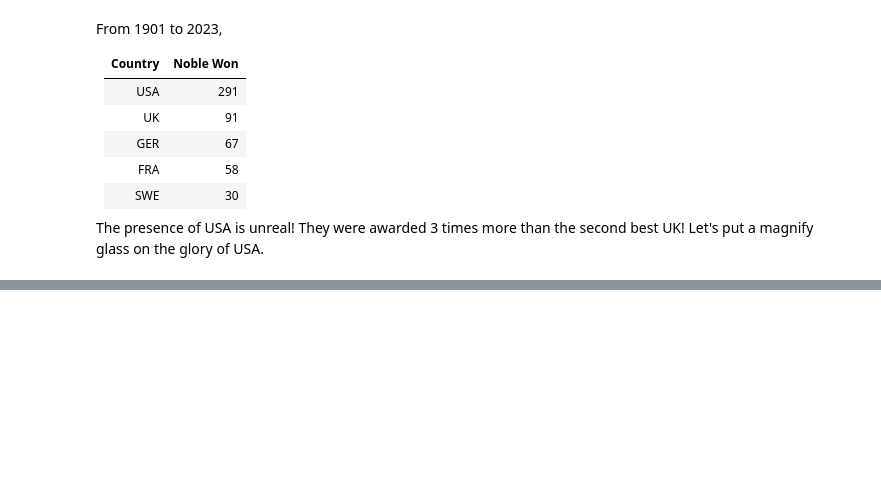
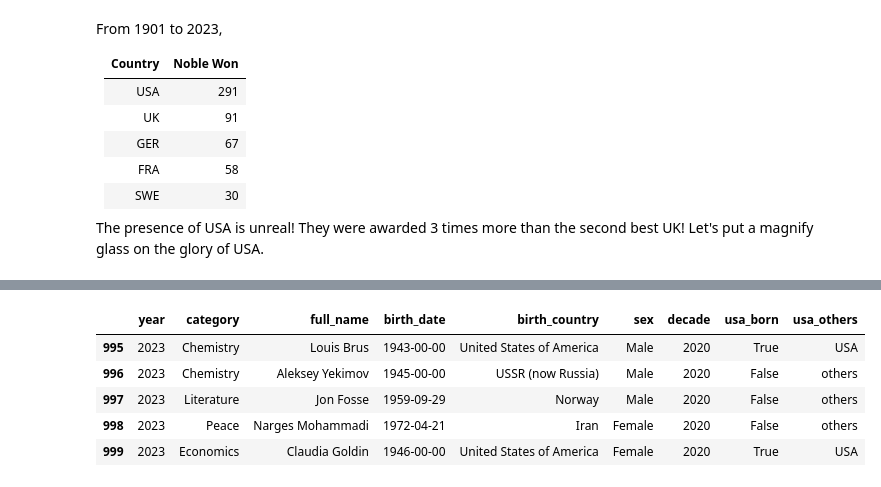
Before and after one commit to Ahnaf19/Nobel_prize_EDA, a Jupyter notebook: v1.ipynb, the cells around one changed output, grey strips where cells are left out. Drawn from its saved outputs; the diff is of its cells as text; code cells hidden in the pictures; blank space fills up the shorter version.

```diff
--- a/v1.ipynb
+++ b/v1.ipynb
@@ -305,2 +345,14 @@ The presence of USA is unreal! They were awarded 3 times more than the second be
+# %%
+df_encoded = pd.get_dummies(df['birth_country'])
+df_filtered['usa_others'] = df_encoded['United States of America'].apply(lambda x: 'USA' if x == 1 else 'others')
+
+df_filtered.tail()
+# %% [output]
+|  | year | category | full_name | birth_date | birth_country | sex | decade | usa_born | usa_others |
+| 995 | 2023 | Chemistry | Louis Brus | 1943-00-00 | United States of America | Male | 2020 | True | USA |
+| 996 | 2023 | Chemistry | Aleksey Yekimov | 1945-00-00 | USSR (now Russia) | Male | 2020 | False | others |
+| 997 | 2023 | Literature | Jon Fosse | 1959-09-29 | Norway | Male | 2020 | False | others |
+| 998 | 2023 | Peace | Narges Mohammadi | 1972-04-21 | Iran | Female | 2020 | False | others |
+| 999 | 2023 | Economics | Claudia Goldin | 1946-00-00 | United States of America | Female | 2020 | True | USA |
 # %%
 fig, ax = plt.subplots()
```
Also changed, not shown: parts of 13 cells of this notebook.
